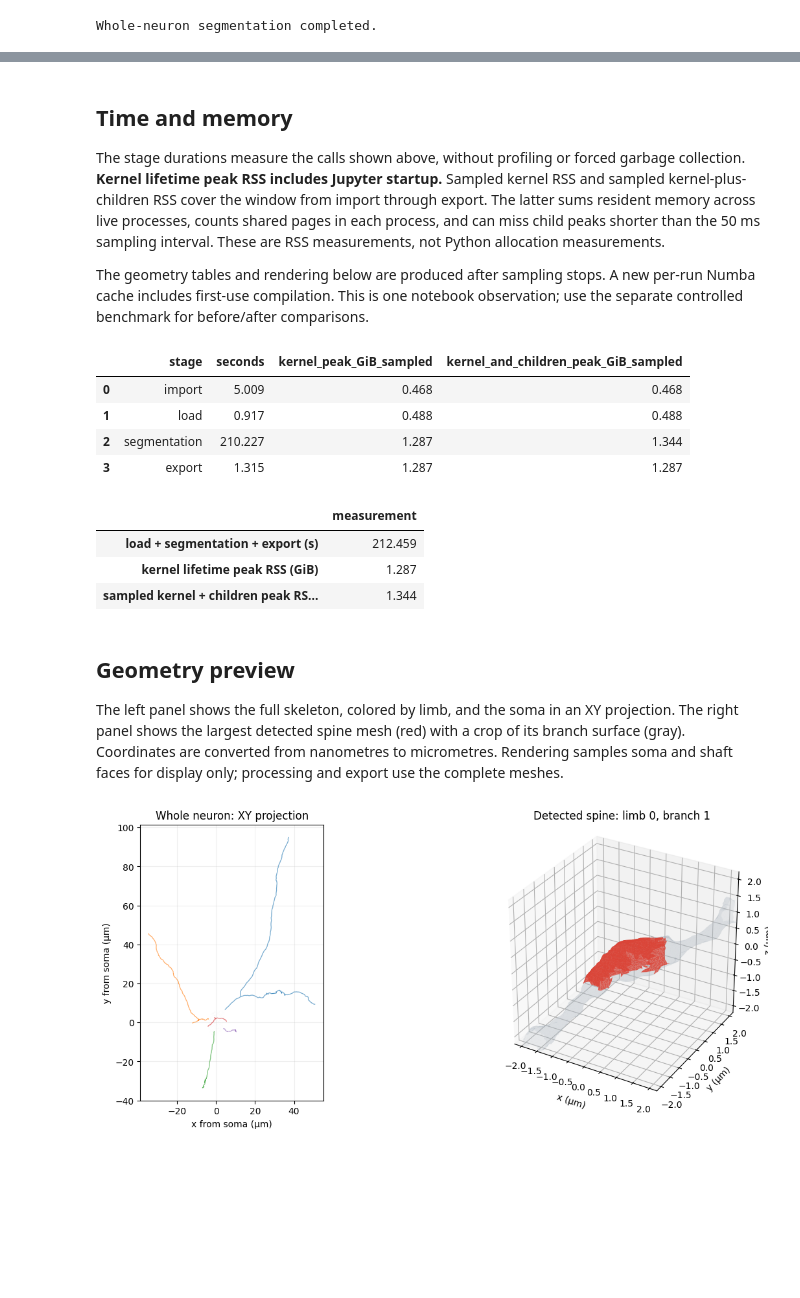
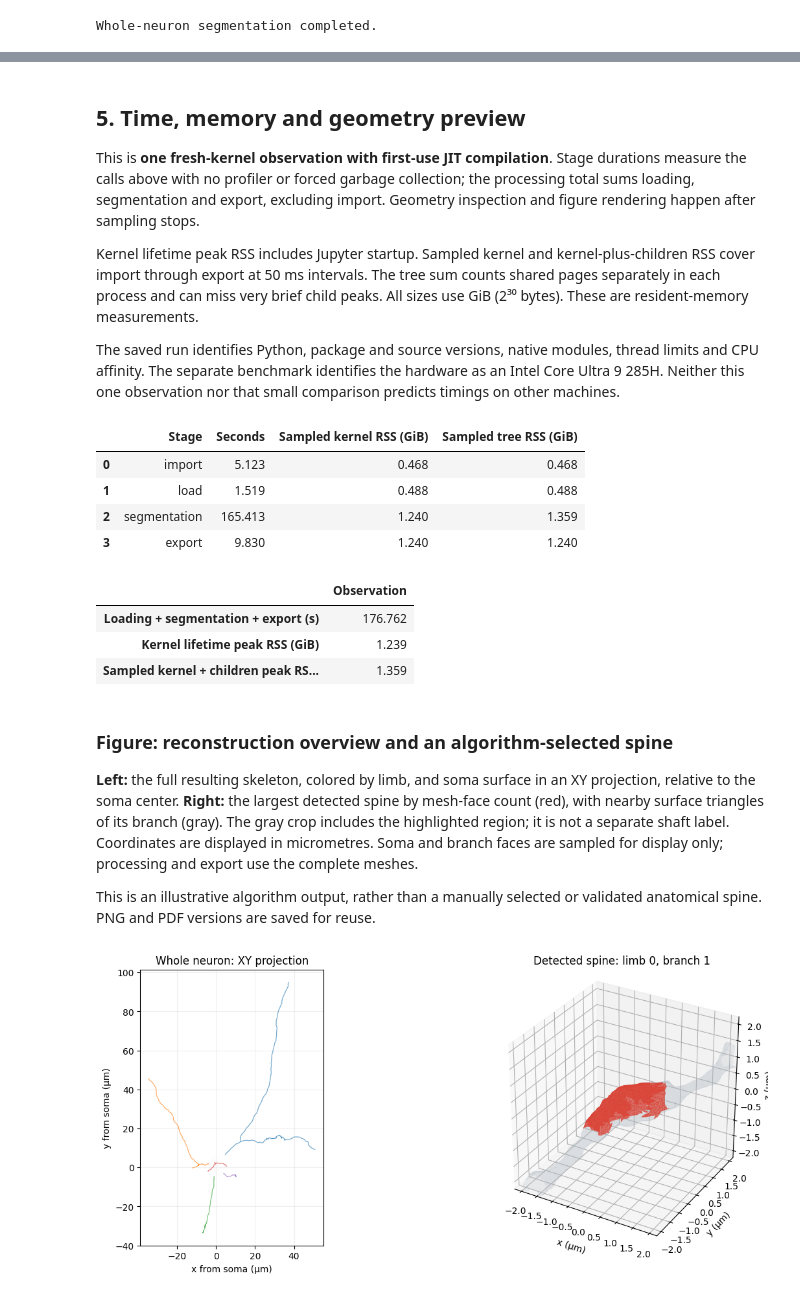
Before and after one commit to NEurosgen/NEURD, a Jupyter notebook: examples/h01_single_neuron.ipynb, the cells around one changed output, grey strips where cells are left out. Saved outputs shown, nothing was run; the diff lists cells and outputs as text; code cells hidden in the pictures; blank space fills up the shorter version.

```diff
--- a/examples/h01_single_neuron.ipynb
+++ b/examples/h01_single_neuron.ipynb
@@ -177,33 +285,56 @@ Export: segmentation/ (218 files)
 # %% [markdown]
-## Time and memory
+## 5. Time, memory and geometry preview
 
-The stage durations measure the calls shown above, without profiling or forced garbage collection. **Kernel lifetime peak RSS includes Jupyter startup.** Sampled kernel RSS and sampled kernel-plus-children RSS cover the window from import through export. The latter sums resident memory across live processes, counts shared pages in each process, and can miss child peaks shorter than the 50 ms sampling interval. These are RSS measurements, not Python allocation measurements.
+This is **one fresh-kernel observation with first-use JIT compilation**. Stage
+durations measure the calls above with no profiler or forced garbage collection;
+the processing total sums loading, segmentation and export, excluding import.
+Geometry inspection and figure rendering happen after sampling stops.
 
-The geometry tables and rendering below are produced after sampling stops. A new per-run Numba cache includes first-use compilation. This is one notebook observation; use the separate controlled benchmark for before/after comparisons.
+Kernel lifetime peak RSS includes Jupyter startup. Sampled kernel and
+kernel-plus-children RSS cover import through export at 50 ms intervals. The
+tree sum counts shared pages separately in each process and can miss very brief
+child peaks. All sizes use GiB (2³⁰ bytes). These are resident-memory measurements.
+
+The saved run identifies Python, package and source versions, native modules,
+thread limits and CPU affinity. The separate benchmark identifies the hardware
+as an Intel Core Ultra 9 285H. Neither this one observation nor that small
+comparison predicts timings on other machines.
 # %%
 stages = pd.DataFrame(measurement_report["stages"])
 stages["kernel_peak_GiB_sampled"] = stages.pop("sampled_process_peak_bytes") / 1024**3
 stages["kernel_and_children_peak_GiB_sampled"] = stages.pop("sampled_process_and_children_peak_bytes") / 1024**3
-display(stages.round(3))
+display(stages.rename(columns={
+    "stage": "Stage", "seconds": "Seconds",
+    "kernel_peak_GiB_sampled": "Sampled kernel RSS (GiB)",
+    "kernel_and_children_peak_GiB_sampled": "Sampled tree RSS (GiB)",
+}).round(3))
 display(pd.Series({
-    "load + segmentation + export (s)": measurement_report["load_segmentation_export_seconds"],
-    "kernel lifetime peak RSS (GiB)": measurement_report["process_lifetime_peak_bytes"] / 1024**3,
-    "sampled kernel + children peak RSS (GiB)": measurement_report["sampled_process_and_children_peak_bytes"] / 1024**3,
-}, name="measurement").round(3).to_frame())
+    "Loading + segmentation + export (s)": measurement_report["load_segmentation_export_seconds"],
+    "Kernel lifetime peak RSS (GiB)": measurement_report["process_lifetime_peak_bytes"] / 1024**3,
+    "Sampled kernel + children peak RSS (GiB)": measurement_report["sampled_process_and_children_peak_bytes"] / 1024**3,
+}, name="Observation").round(3).to_frame())
 # %% [output]
-|  | stage | seconds | kernel_peak_GiB_sampled | kernel_and_children_peak_GiB_sampled |
-| 0 | import | 5.009 | 0.468 | 0.468 |
-| 1 | load | 0.917 | 0.488 | 0.488 |
-| 2 | segmentation | 210.227 | 1.287 | 1.344 |
-| 3 | export | 1.315 | 1.287 | 1.287 |
+|  | Stage | Seconds | Sampled kernel RSS (GiB) | Sampled tree RSS (GiB) |
+| 0 | import | 5.123 | 0.468 | 0.468 |
+| 1 | load | 1.519 | 0.488 | 0.488 |
+| 2 | segmentation | 165.413 | 1.240 | 1.359 |
+| 3 | export | 9.830 | 1.240 | 1.240 |
-|  | measurement |
-| load + segmentation + export (s) | 212.459 |
-| kernel lifetime peak RSS (GiB) | 1.287 |
-| sampled kernel + children peak RS... | 1.344 |
+|  | Observation |
+| Loading + segmentation + export (s) | 176.762 |
+| Kernel lifetime peak RSS (GiB) | 1.239 |
+| Sampled kernel + children peak RS... | 1.359 |
 # %% [markdown]
-## Geometry preview
+### Figure: reconstruction overview and an algorithm-selected spine
 
-The left panel shows the full skeleton, colored by limb, and the soma in an XY projection. The right panel shows the largest detected spine mesh (red) with a crop of its branch surface (gray). Coordinates are converted from nanometres to micrometres. Rendering samples soma and shaft faces for display only; processing and export use the complete meshes.
+**Left:** the full resulting skeleton, colored by limb, and soma surface in an XY
+projection, relative to the soma center. **Right:** the largest detected spine
+by mesh-face count (red), with nearby surface triangles of its branch (gray).
+The gray crop includes the highlighted region; it is not a separate shaft label.
+Coordinates are displayed in micrometres. Soma and branch faces are sampled for
+display only; processing and export use the complete meshes.
+
+This is an illustrative algorithm output, rather than a manually selected or
+validated anatomical spine. PNG and PDF versions are saved for reuse.
 # %%
 figure = plot_geometry(neuron)
 figure.savefig(OUTPUT_ROOT / "neuron_preview.png", dpi=180)
```
Also changed, not shown: parts of 11 cells of this notebook, 8 other files.
